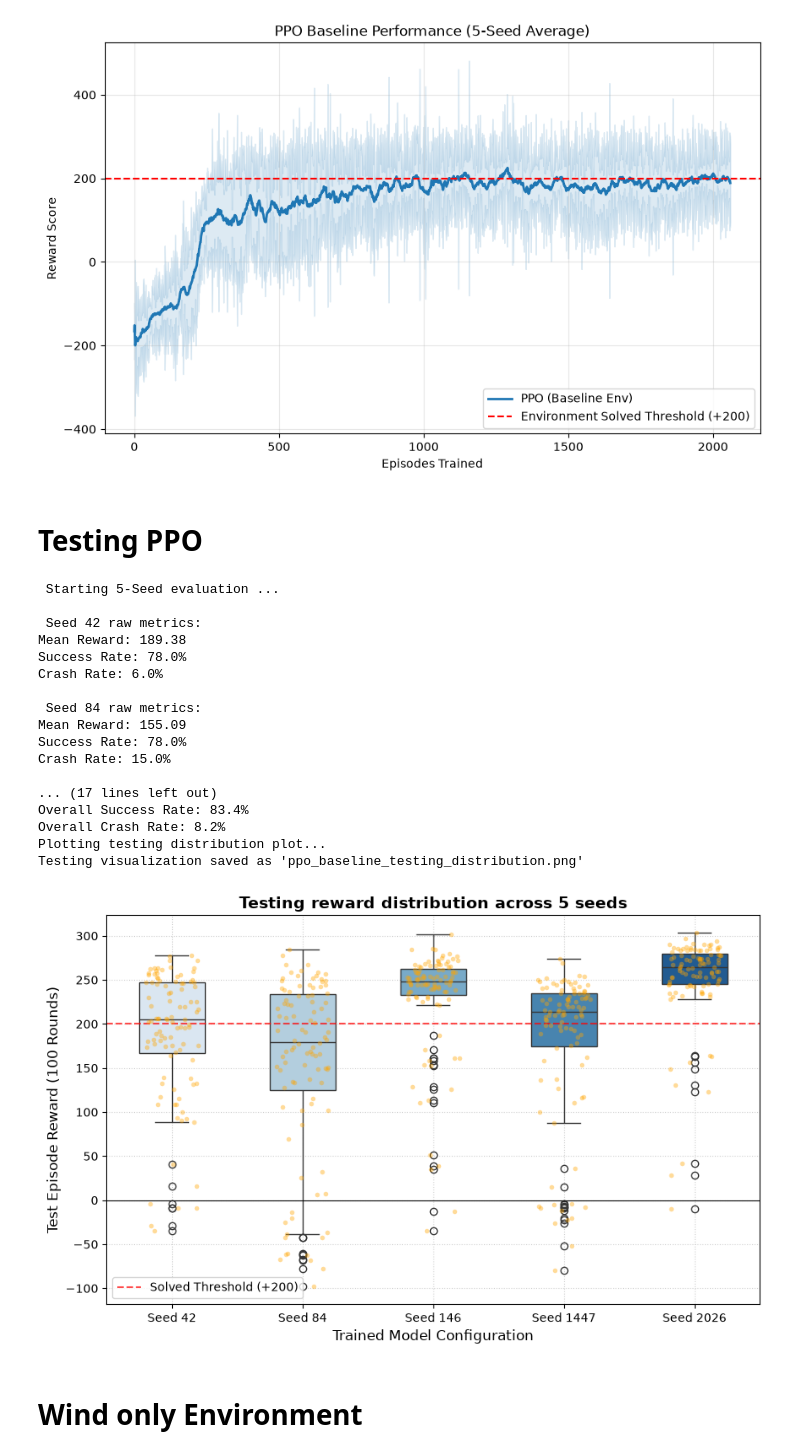
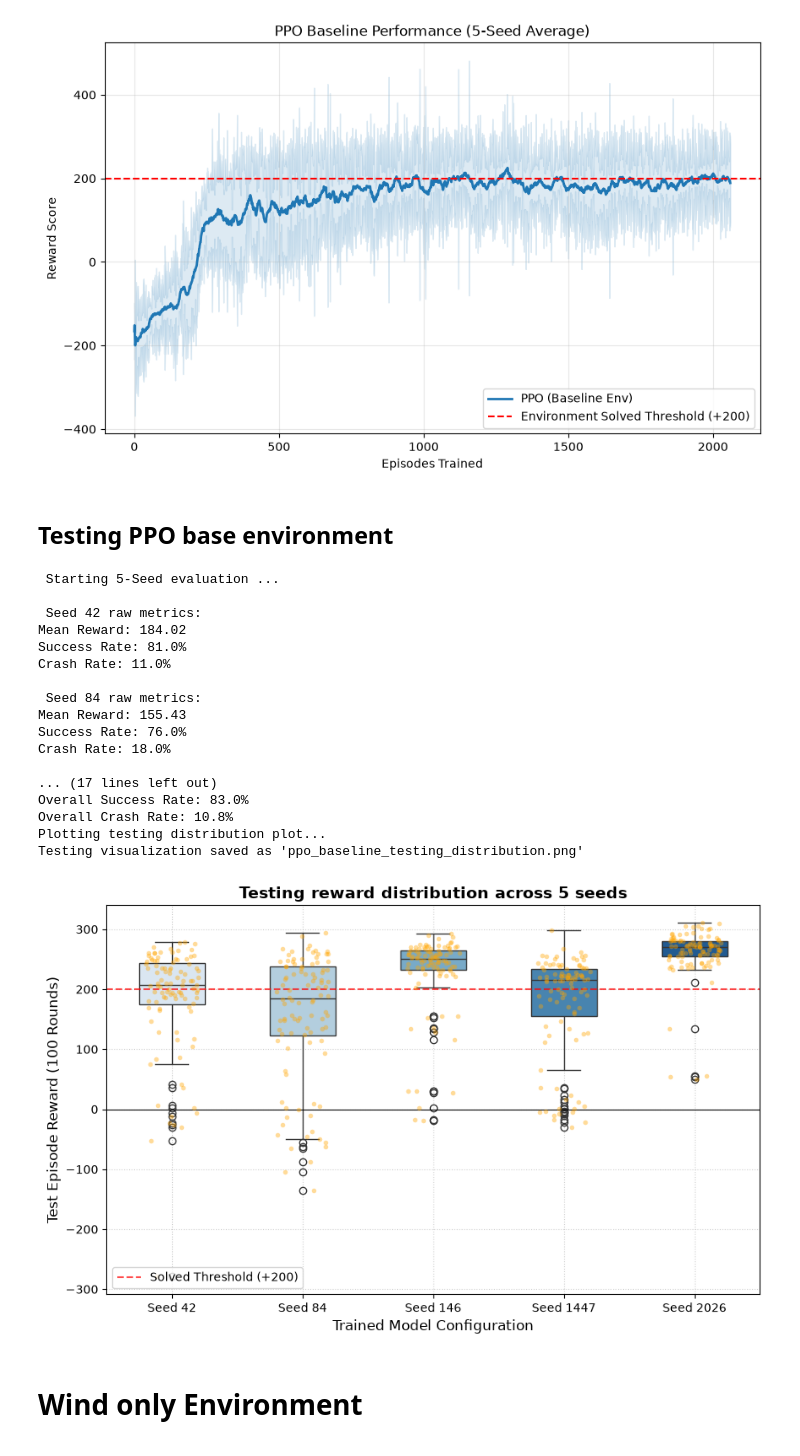
Before and after one commit to AhmedEl-Shamy/Benchmarking-RL-Algorithms-on-LunarLander-v3, a Jupyter notebook: ppo_algorithm_experiments/PPO_experiments.ipynb, the cells around one changed output. Drawn from its saved outputs; the diff is of its cells as text; code cells hidden in the pictures.

```diff
--- a/ppo_algorithm_experiments/PPO_experiments.ipynb
+++ b/ppo_algorithm_experiments/PPO_experiments.ipynb
@@ -289,7 +290,7 @@ plt.show()
 Performance chart saved to 'ppo_baseline_curve.png'
 [figure]
 # %% [markdown]
-# Testing PPO
+## Testing PPO base environment
 # %%
 import seaborn as sns
 
@@ -327,7 +328,7 @@ for seed in SEEDS:
 
             # Tracking result at the end of the episode
             if done or truncated:
-                if reward >= 100:  # Safe landing
+                if reward >= 50:  # Safe landing
                     successes += 1
                 elif reward <= -100: # crashed
                     crashes += 1
@@ -369,42 +370,42 @@ plt.figure(figsize=(10, 6))
 # Create a boxplot with individual data points overlaid
 sns.boxplot(data=list(all_test_rewards_data.values()), palette="Blues", width=0.5)
 sns.stripplot(data=list(all_test_rewards_data.values()), color="orange", alpha=0.4, size=4, jitter=0.2)
 
 # Formatting the X-axis labels to match our seeds
 plt.xticks(ticks=range(len(SEEDS)), labels=list(all_test_rewards_data.keys()))
 
 # Structural thresholds
 plt.axhline(y=200, color='red', linestyle='--', alpha=0.7, label='Solved Threshold (+200)')
 plt.axhline(y=0, color='black', linestyle='-', linewidth=0.8)
 
 plt.title("Testing reward distribution across 5 seeds", fontsize=14, fontweight='bold')
 plt.xlabel("Trained Model Configuration", fontsize=12)
 plt.ylabel("Test Episode Reward (100 Rounds)", fontsize=12)
 plt.legend(loc="lower left")
 plt.grid(True, linestyle=':', alpha=0.6)
 
 plt.savefig("ppo_baseline_testing_distribution.png", dpi=300)
 print("Testing visualization saved as 'ppo_baseline_testing_distribution.png'")
 plt.show()
 # %% [output]
  Starting 5-Seed evaluation ...
 
  Seed 42 raw metrics:
-Mean Reward: 189.38
-Success Rate: 78.0%
-Crash Rate: 6.0%
+Mean Reward: 184.02
+Success Rate: 81.0%
+Crash Rate: 11.0%
 
  Seed 84 raw metrics:
-Mean Reward: 155.09
-Success Rate: 78.0%
-Crash Rate: 15.0%
+Mean Reward: 155.43
+Success Rate: 76.0%
+Crash Rate: 18.0%
 
 ... (17 lines left out)
-Overall Success Rate: 83.4%
-Overall Crash Rate: 8.2%
+Overall Success Rate: 83.0%
+Overall Crash Rate: 10.8%
 Plotting testing distribution plot...
 Testing visualization saved as 'ppo_baseline_testing_distribution.png'
-[figure, old version]
+[figure, new version]
 # %% [markdown]
 # Wind only Environment
 # %% [markdown]
```
Also changed, not shown: parts of 23 cells of this notebook.
